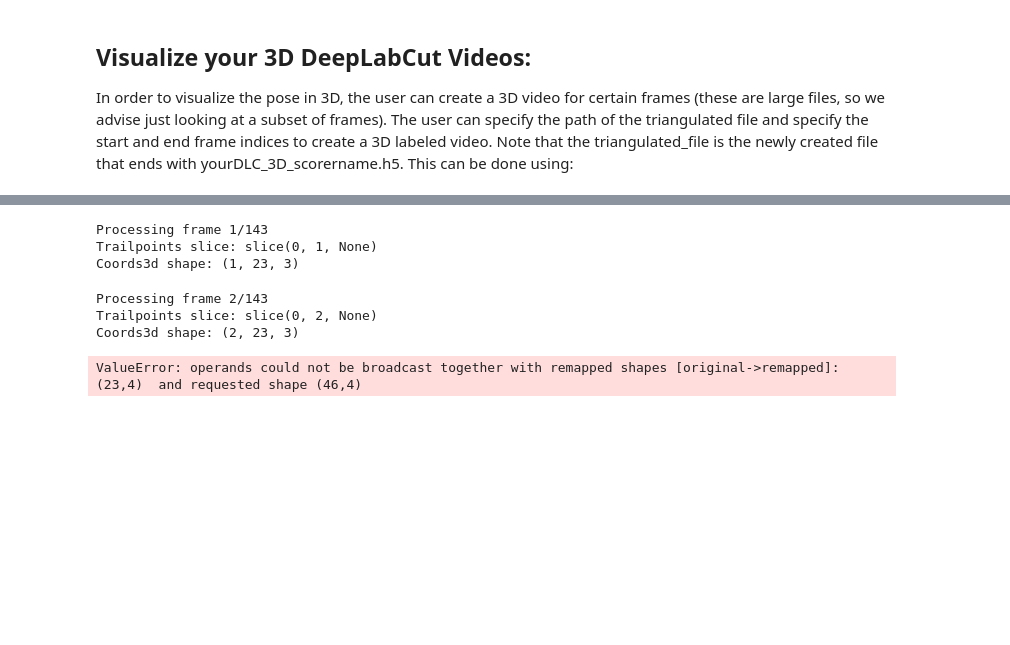
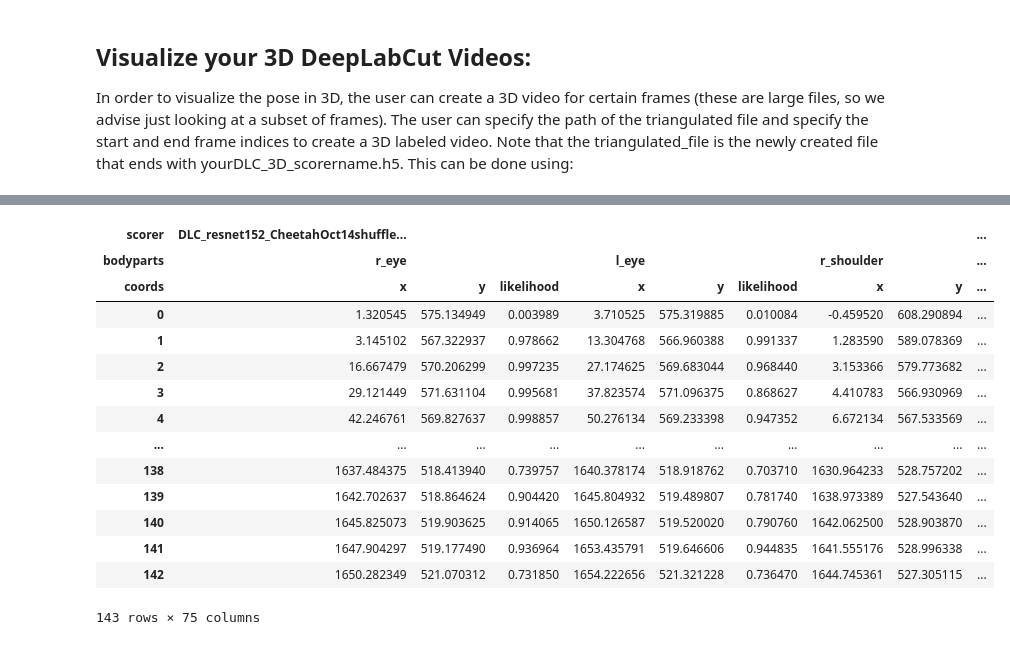
Before and after one commit to lochhh/3D-DLC-AcinoSet, a Jupyter notebook: Demo_3D_DeepLabCut.ipynb, the cells around one changed output, grey strips where cells are left out. Drawn from its saved outputs; the diff is of its cells as text; code cells hidden in the pictures; blank space fills up the shorter version.

```diff
--- a/Demo_3D_DeepLabCut.ipynb
+++ b/Demo_3D_DeepLabCut.ipynb
@@ -613,48 +391,22 @@ if draw_skeleton:
-# %%
-writer = FFMpegWriter(fps=fps)
-with writer.saving(fig, videooutname, dpi=dpi):
-    for k in tqdm(frames):
-        print("Processing frame %d/%d" % (k + 1, end))
-        vid_cam1.set_to_frame(k)
-        vid_cam2.set_to_frame(k)
-        frame_cam1 = vid_cam1.read_frame()
-        frame_cam2 = vid_cam2.read_frame()
-        if frame_cam1 is None or frame_cam2 is None:
-            raise IOError("A video frame is empty.")
-
-        im1.set_data(frame_cam1)
-        im2.set_data(frame_cam2)
-
-        sl = slice(max(0, k - trailpoints), k + 1)
-        print("Trailpoints slice:", sl)
-        coords3d = xyz[sl]
-        print("Coords3d shape:", coords3d.shape)
-        coords1 = xy1[sl, :, :2]
-        coords2 = xy2[sl, :, :2]
-        print("xyz[k] shape:", xyz[k].shape)
-        print("ind_links:", ind_links)
-        print("Max index in ind_links:", np.max(ind_links))
-
-        points_3d._offsets3d = coords3d.reshape((-1, 3)).T
-        points_3d.set_color(colors)
-        points_2d1.set_offsets(coords1.reshape((-1, 2)))
-        points_2d1.set_color(colors)
-        points_2d2.set_offsets(coords2.reshape((-1, 2)))
-        points_2d2.set_color(colors)
-        if draw_skeleton:
-            segs3d = xyz[k][tuple([ind_links])].swapaxes(0, 1)
-            coll_3d.set_segments(segs3d)
-            segs1 = xy1[k, :, :2][tuple([ind_links])].swapaxes(0, 1)
-            coll1.set_segments(segs1)
-            segs2 = xy2[k, :, :2][tuple([ind_links])].swapaxes(0, 1)
-            coll2.set_segments(segs2)
-
-        writer.grab_frame()
-# %% [output]
-Processing frame 1/143
-Trailpoints slice: slice(0, 1, None)
-Coords3d shape: (1, 23, 3)
-Processing frame 2/143
-Trailpoints slice: slice(0, 2, None)
-Coords3d shape: (2, 23, 3)
-ValueError: operands could not be broadcast together with remapped shapes [original->remapped]: (23,4)  and requested shape (46,4)
+# %%
+# Load 2D h5 files from camera 1 and camera 2
+df_cam1 = pd.read_hdf("AcinoSet_2017_08_29_top_jules_run1_1/dlc_pw_triangulated/vid1-cam1DLC_resnet152_CheetahOct14shuffle3_650000.h5")
+df_cam2 = pd.read_hdf("AcinoSet_2017_08_29_top_jules_run1_1/dlc_pw_triangulated/vid1-cam2DLC_resnet152_CheetahOct14shuffle3_650000.h5")
+# %%
+df_cam1
+# %% [output]
+| scorer | DLC_resnet152_CheetahOct14shuffle... |  |  |  |  |  |  |  | ... |
+| bodyparts | r_eye |  |  | l_eye |  |  | r_shoulder |  | ... |
+| coords | x | y | likelihood | x | y | likelihood | x | y | ... |
+| 0 | 1.320545 | 575.134949 | 0.003989 | 3.710525 | 575.319885 | 0.010084 | -0.459520 | 608.290894 | ... |
+| 1 | 3.145102 | 567.322937 | 0.978662 | 13.304768 | 566.960388 | 0.991337 | 1.283590 | 589.078369 | ... |
+| 2 | 16.667479 | 570.206299 | 0.997235 | 27.174625 | 569.683044 | 0.968440 | 3.153366 | 579.773682 | ... |
+| 3 | 29.121449 | 571.631104 | 0.995681 | 37.823574 | 571.096375 | 0.868627 | 4.410783 | 566.930969 | ... |
+| 4 | 42.246761 | 569.827637 | 0.998857 | 50.276134 | 569.233398 | 0.947352 | 6.672134 | 567.533569 | ... |
+| ... | ... | ... | ... | ... | ... | ... | ... | ... | ... |
+| 138 | 1637.484375 | 518.413940 | 0.739757 | 1640.378174 | 518.918762 | 0.703710 | 1630.964233 | 528.757202 | ... |
+| 139 | 1642.702637 | 518.864624 | 0.904420 | 1645.804932 | 519.489807 | 0.781740 | 1638.973389 | 527.543640 | ... |
+| 140 | 1645.825073 | 519.903625 | 0.914065 | 1650.126587 | 519.520020 | 0.790760 | 1642.062500 | 528.903870 | ... |
+| 141 | 1647.904297 | 519.177490 | 0.936964 | 1653.435791 | 519.646606 | 0.944835 | 1641.555176 | 528.996338 | ... |
+| 142 | 1650.282349 | 521.070312 | 0.731850 | 1654.222656 | 521.321228 | 0.736470 | 1644.745361 | 527.305115 | ... |
+143 rows × 75 columns
```
Also changed, not shown: parts of 20 cells of this notebook.
